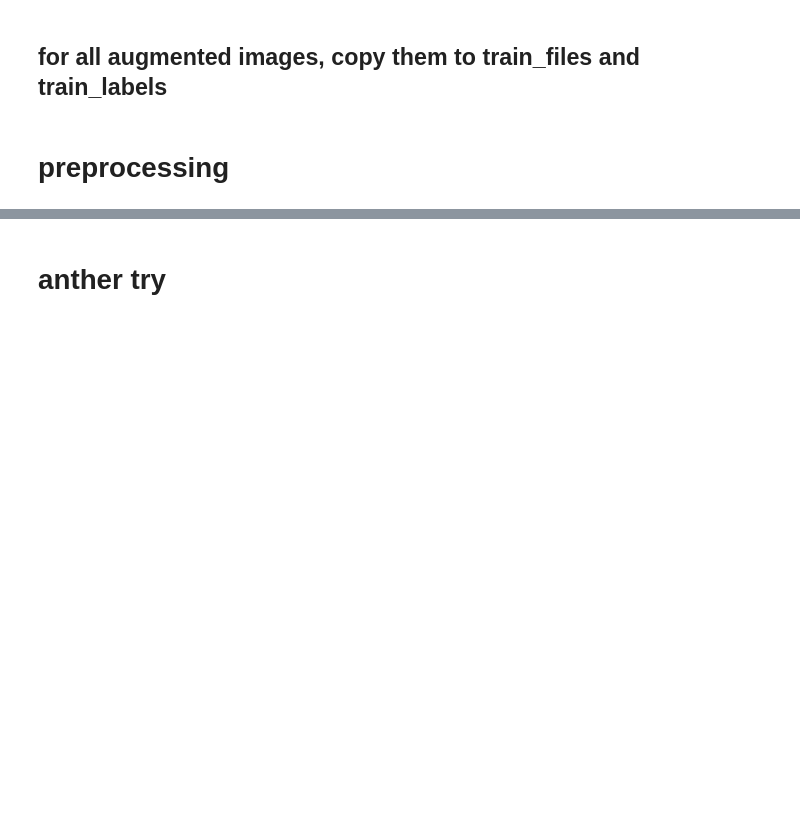
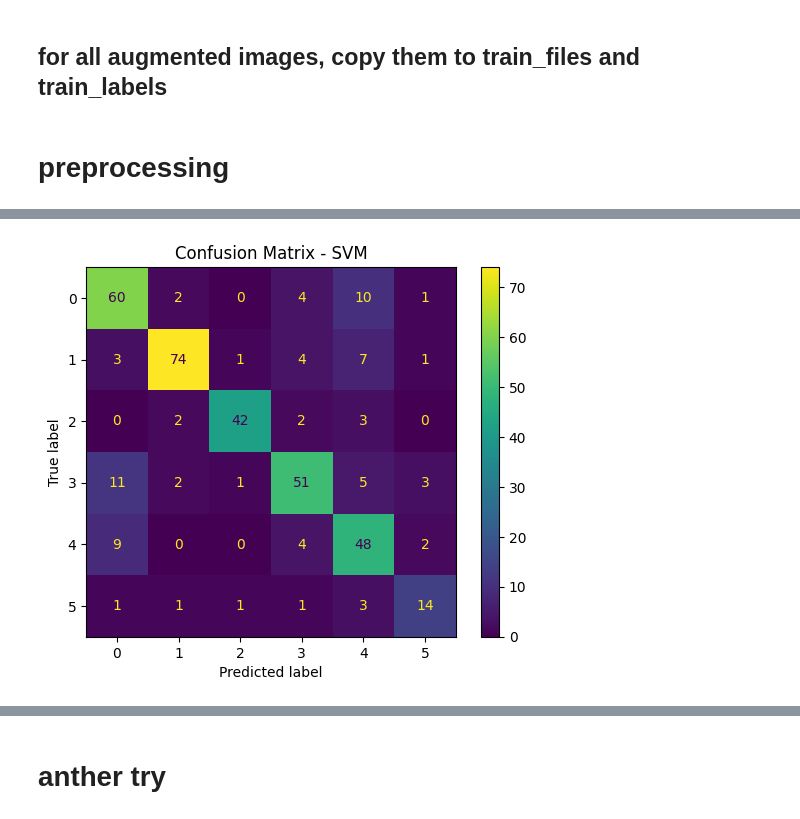
Before and after one commit to Doola0501/Material-Stream-Identification-System, a Jupyter notebook: notebooks/experiments.ipynb, the cells around one changed output, grey strips where cells are left out. Cells and saved outputs as stored; diff of their text form; code cells hidden in the pictures; blank space fills up the shorter version.

```diff
--- a/notebooks/experiments.ipynb
+++ b/notebooks/experiments.ipynb
@@ -88,7 +95,7 @@ for idx, cls in enumerate(classes):
         all_labels.append(idx)
 
 train_files, test_files, train_labels, test_labels = train_test_split(
-    all_files, all_labels, test_size=0.35, random_state=42, stratify=all_labels
+    all_files, all_labels, test_size=0.2,shuffle=True, stratify=all_labels
 )
 
 print(f"Train: {len(train_files)} images")
@@ -151,7 +156,7 @@ transform = A.Compose([
 ## Function to perform data augmentation
 # %%
 # Function to perform data augmentation
-def data_autgmentation(img_path, output_folder, aug_times=5):
+def data_autgmentation(img_path, output_folder, aug_times):
     img_name = os.path.basename(img_path)
     img = cv2.imread(img_path)
     if img is None:
@@ -450,0 +453,9 @@ y_test = lebel_encoder.transform(y_test)
+# %%
+print("Extracting features...")
+
+extractor = FeatureExtractor(crop_size=(256, 256))
+
+X_features = extractor.fit_transform(train_files)
+
+print("Feature extraction completed.")
+print("Final feature vector shape:", X_features.shape)
@@ -450,0 +467,3 @@ y_test = lebel_encoder.transform(y_test)
+# %%
+df_features = pd.DataFrame(X_features)
+df_features.corr()
@@ -450,0 +484,75 @@ y_test = lebel_encoder.transform(y_test)
+# %%
+import numpy as np
+import matplotlib.pyplot as plt
+
+from sklearn.preprocessing import StandardScaler
+from sklearn.svm import SVC
+from sklearn.neighbors import KNeighborsClassifier
+from sklearn.metrics import accuracy_score, confusion_matrix, ConfusionMatrixDisplay
+
+# =========================
+# Correlation-based feature reduction
+# =========================
+corr_matrix = df_features.corr().abs()
+upper = corr_matrix.where(
+    np.triu(np.ones(corr_matrix.shape), k=1).astype(bool)
+)
+
+# choose BEST threshold (example: 0.7)
+threshold = 0.85
+to_drop = [col for col in upper.columns if any(upper[col] > threshold)]
+
+X_train_red = np.delete(X_features, to_drop, axis=1)
+
+# =========================
+# Scaling
+# =========================
+scaler = StandardScaler()
+X_train_scaled = scaler.fit_transform(X_train_red)
+
+# =========================
+# Models
+# =========================
+svc = SVC(kernel="rbf", C=5, gamma="scale")
+knn = KNeighborsClassifier(n_neighbors=5)
+
+svc.fit(X_train_scaled, train_labels)
+knn.fit(X_train_scaled, train_labels)
+
+# =========================
+# Test features
+# =========================
+X_test_features = extractor.transform(test_files, train=False)
+X_test_red = np.delete(X_test_features, to_drop, axis=1)
+X_test_scaled = scaler.transform(X_test_red)
+
+# =========================
+# Predictions
+# =========================
+svc_preds = svc.predict(X_test_scaled)
+knn_preds = knn.predict(X_test_scaled)
+
+# =========================
+# Accuracy
+# =========================
+print(f"SVM Test Accuracy: {accuracy_score(test_labels, svc_preds)*100:.2f}%")
+print(f"KNN Test Accuracy: {accuracy_score(test_labels, knn_preds)*100:.2f}%")
+
+# =========================
+# Confusion Matrix - SVM
+# =========================
+cm_svc = confusion_matrix(test_labels, svc_preds)
+disp_svc = ConfusionMatrixDisplay(confusion_matrix=cm_svc)
+disp_svc.plot()
+plt.title("Confusion Matrix - SVM")
+plt.show()
+
+# =========================
+# Confusion Matrix - KNN
+# =========================
+cm_knn = confusion_matrix(test_labels, knn_preds)
+disp_knn = ConfusionMatrixDisplay(confusion_matrix=cm_knn)
+disp_knn.plot()
+plt.title("Confusion Matrix - KNN")
+plt.show()
+# %% [output]
@@ -450,0 +561 @@ y_test = lebel_encoder.transform(y_test)
+[figure, added]
```
Also changed, not shown: parts of 44 cells of this notebook.
